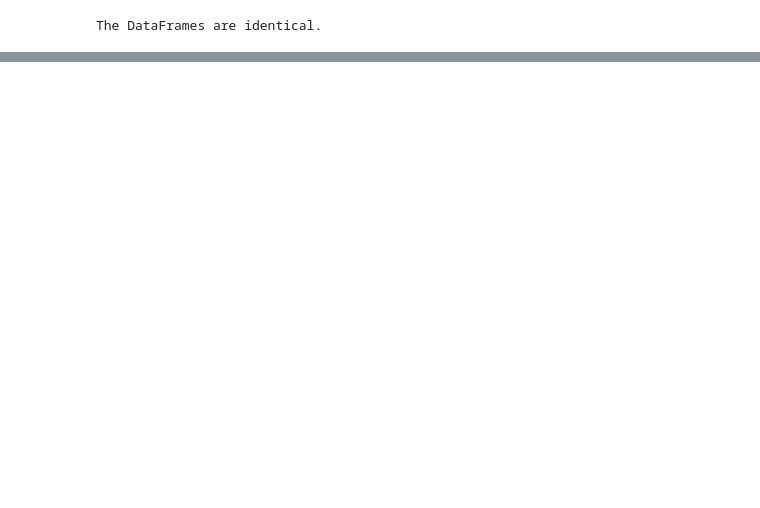
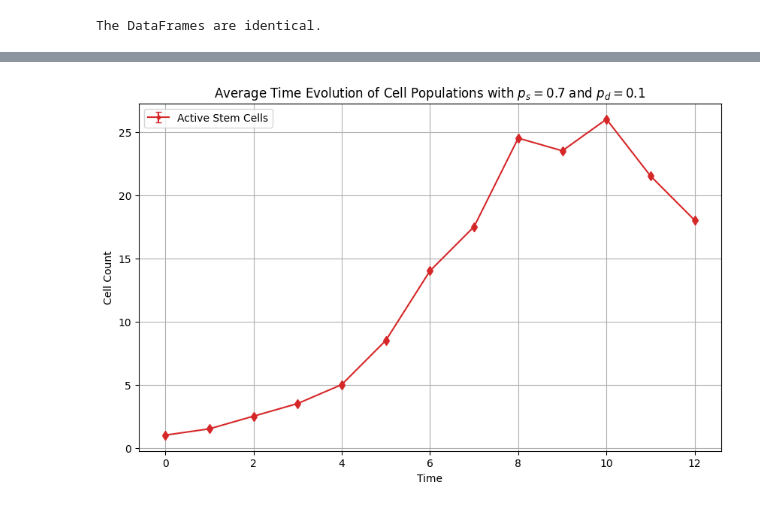
Before and after one commit to JeroFotinos/tumorsphere_culture, a Jupyter notebook: examples/plotting_dev/plotting_examples.ipynb, the cells around one changed output, grey strips where cells are left out. Saved outputs shown, nothing was run; the diff lists cells and outputs as text; code cells hidden in the pictures; blank space fills up the shorter version.

```diff
--- a/examples/plotting_dev/plotting_examples.ipynb
+++ b/examples/plotting_dev/plotting_examples.ipynb
@@ -54,0 +115,4 @@ df_from_dbs
+# %%
+tplt.plot_avg_evolution(df_from_dbs, ps=0.7, pd=0.1)
+# %% [output]
+[figure, added]
```
Also changed, not shown: parts of 26 cells of this notebook, 3 other files.
